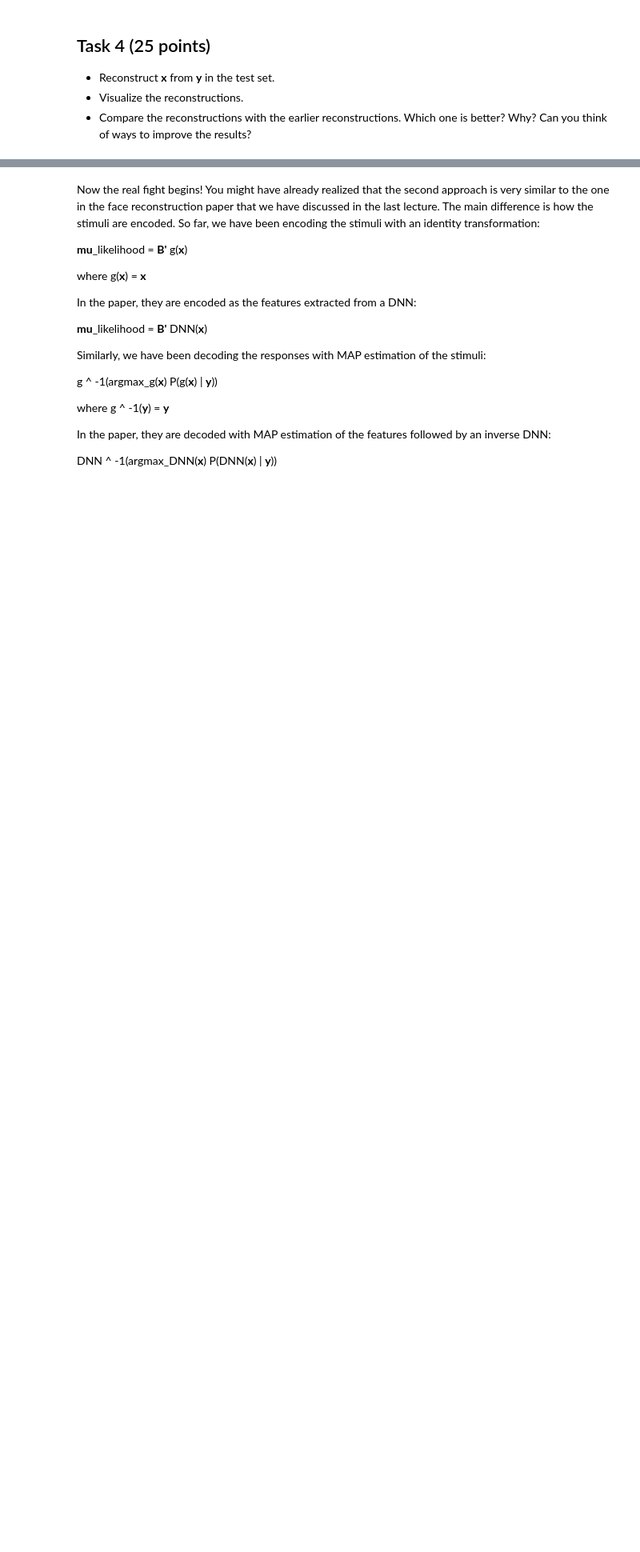
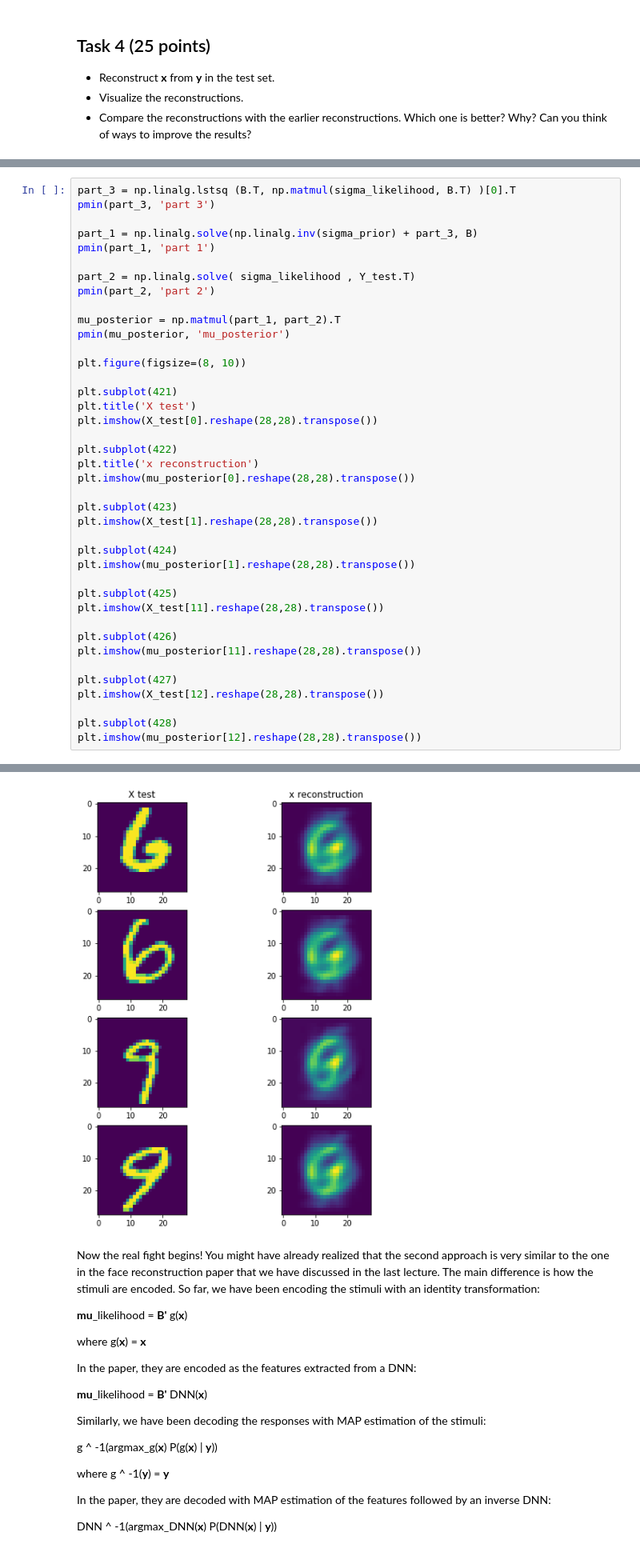
Before and after one commit to basameera/Neural-Decoding, a Jupyter notebook: assignment_5-SAM.ipynb, the cells around one changed output, grey strips where cells are left out. Shown at 80% size. Drawn from its saved outputs; the diff is of its cells as text; blank space fills up the shorter version.

```diff
--- a/assignment_5-SAM.ipynb
+++ b/assignment_5-SAM.ipynb
@@ -454,0 +460,41 @@ Now, we can plug any **y** in the above equation and reconstruct the most probab
+# %%
+part_3 = np.linalg.lstsq (B.T, np.matmul(sigma_likelihood, B.T) )[0].T
+pmin(part_3, 'part 3')
+
+part_1 = np.linalg.solve(np.linalg.inv(sigma_prior) + part_3, B)
+pmin(part_1, 'part 1')
+
+part_2 = np.linalg.solve( sigma_likelihood , Y_test.T)
+pmin(part_2, 'part 2')
+
+mu_posterior = np.matmul(part_1, part_2).T
+pmin(mu_posterior, 'mu_posterior')
+
+plt.figure(figsize=(8, 10))
+
+plt.subplot(421)
+plt.title('X test')
+plt.imshow(X_test[0].reshape(28,28).transpose())
+
+plt.subplot(422)
+plt.title('x reconstruction')
+plt.imshow(mu_posterior[0].reshape(28,28).transpose())
+
+plt.subplot(423)
+plt.imshow(X_test[1].reshape(28,28).transpose())
+
+plt.subplot(424)
+plt.imshow(mu_posterior[1].reshape(28,28).transpose())
+
+plt.subplot(425)
+plt.imshow(X_test[11].reshape(28,28).transpose())
+
+plt.subplot(426)
+plt.imshow(mu_posterior[11].reshape(28,28).transpose())
+
+plt.subplot(427)
+plt.imshow(X_test[12].reshape(28,28).transpose())
+
+plt.subplot(428)
+plt.imshow(mu_posterior[12].reshape(28,28).transpose())
+# %% [output]
@@ -455,3 +519,4 @@ Now, we can plug any **y** in the above equation and reconstruct the most probab
+[figure, added]
 # %% [markdown]
 Now the real fight begins! You might have already realized that the second approach is very similar to the one in the face reconstruction paper that we have discussed in the last lecture. The main difference is how the stimuli are encoded. So far, we have been encoding the stimuli with an identity transformation:
 
```
Also changed, not shown: parts of 10 cells of this notebook, 3 other files.
